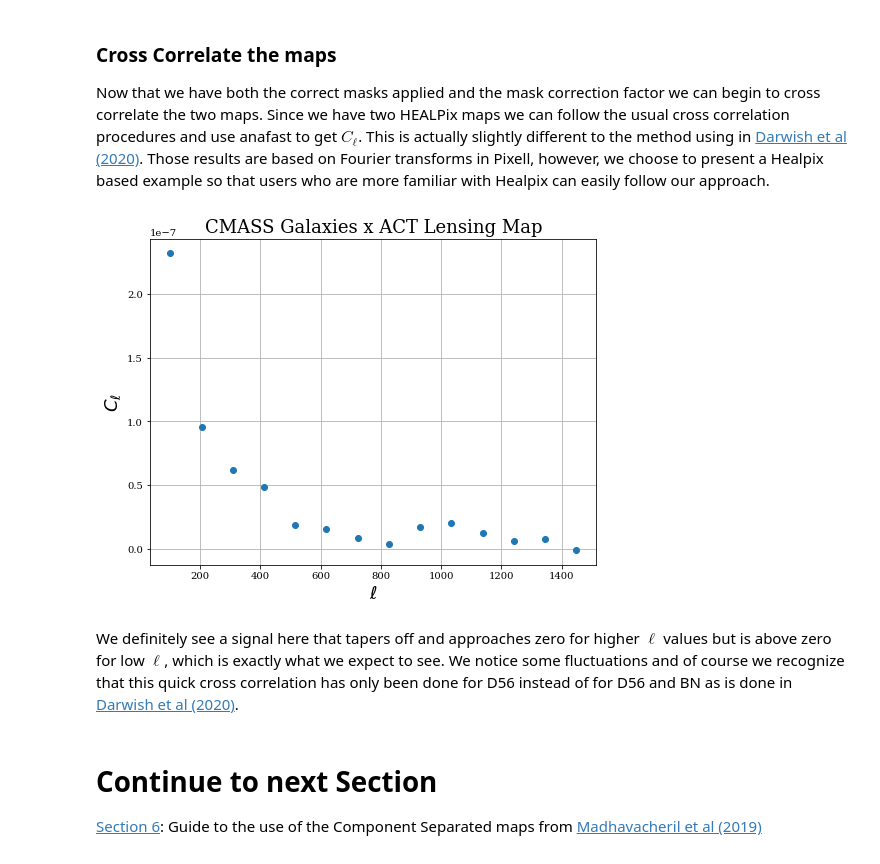
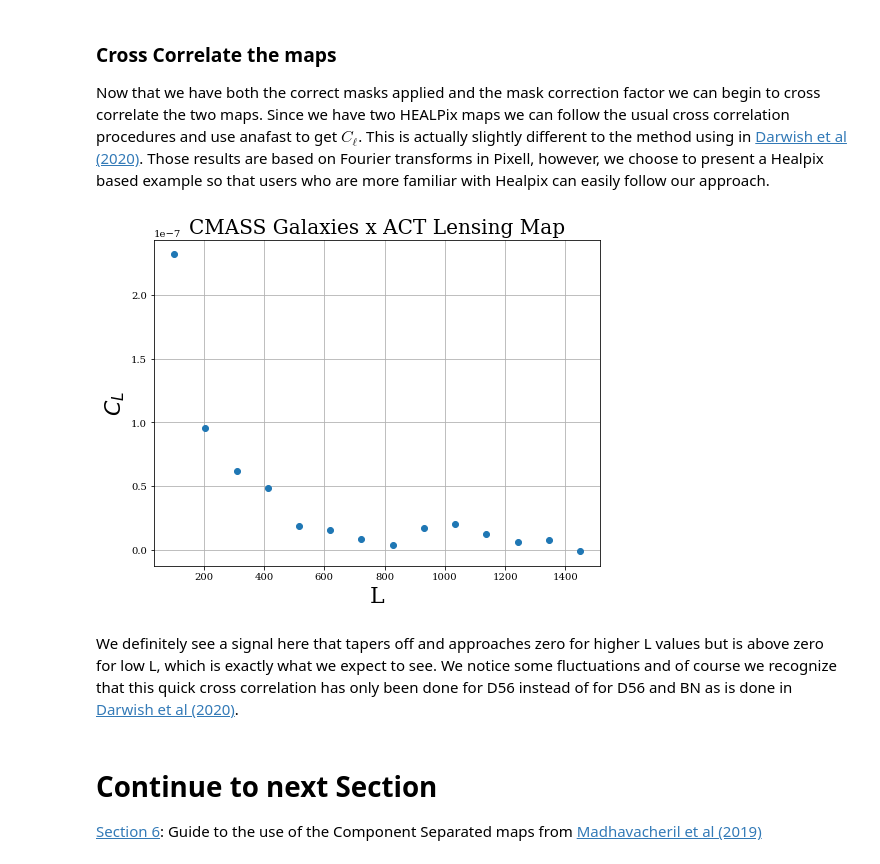
Before and after one commit to ACTCollaboration/DR4_DR5_Notebooks, a Jupyter notebook: Notebooks/Section_5_Lensing_maps.ipynb, the cells around one changed output. Drawn from its saved outputs; the diff is of its cells as text; code cells hidden in the pictures.

```diff
--- a/Notebooks/Section_5_Lensing_maps.ipynb
+++ b/Notebooks/Section_5_Lensing_maps.ipynb
@@ -222,17 +222,17 @@ ell_binned = [ell[digitized == i].mean() for i in range(1, len(bins))]
 # %%
 # Now plot the quick powerspectrum we just made
 plt.figure(figsize = (8,6))
 plt.rc('font', family='serif')
 plt.plot(ell_binned,cl_binned,marker="o",ls="none")
-plt.xlabel('$\\ell$', fontsize = 18)
-plt.ylabel('$C_{\\ell}$', fontsize = 18)
-plt.title("CMASS Galaxies x ACT Lensing Map", fontsize = 18)
+plt.xlabel('L', fontsize = 22)
+plt.ylabel('$C_{L}$', fontsize = 22)
+plt.title("CMASS Galaxies x ACT Lensing Map", fontsize = 20)
 plt.grid(True)
 plt.show()
 # %% [output]
-[figure, old version]
+[figure, new version]
 # %% [markdown]
-We definitely see a signal here that tapers off and approaches zero for higher $\ell$ values but is above zero for low $\ell$, which is exactly what we expect to see.  We notice some fluctuations and of course we recognize that this quick cross correlation has only been done for D56 instead of for D56 and BN as is done in [Darwish et al (2020)](https://arxiv.org/pdf/2004.01139.pdf).
+We definitely see a signal here that tapers off and approaches zero for higher L values but is above zero for low L, which is exactly what we expect to see.  We notice some fluctuations and of course we recognize that this quick cross correlation has only been done for D56 instead of for D56 and BN as is done in [Darwish et al (2020)](https://arxiv.org/pdf/2004.01139.pdf).
 # %% [markdown]
 # Continue to next Section
 
```
